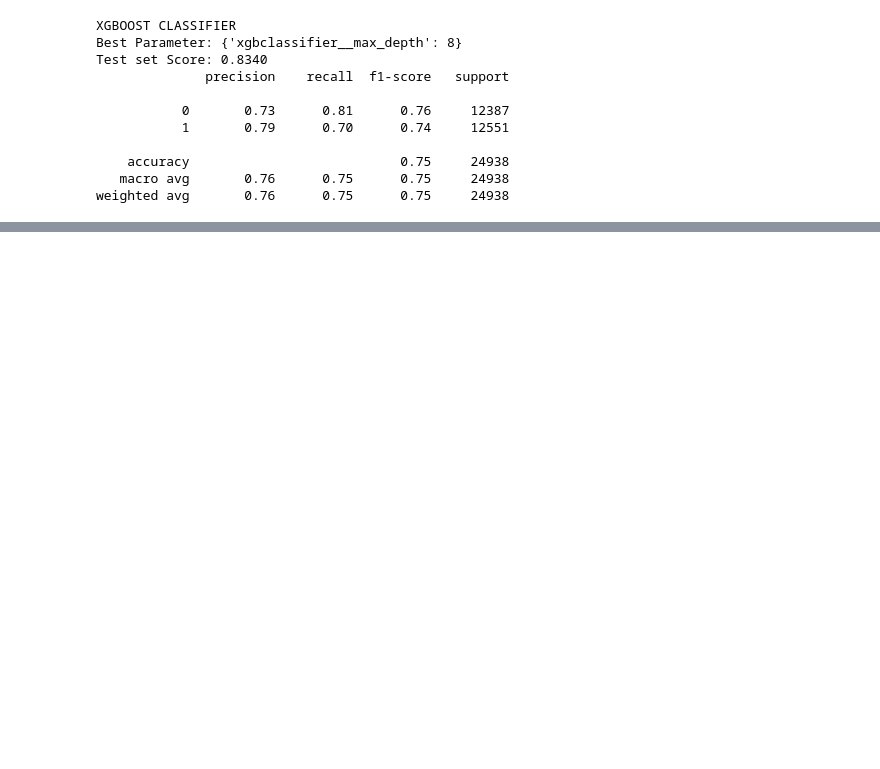
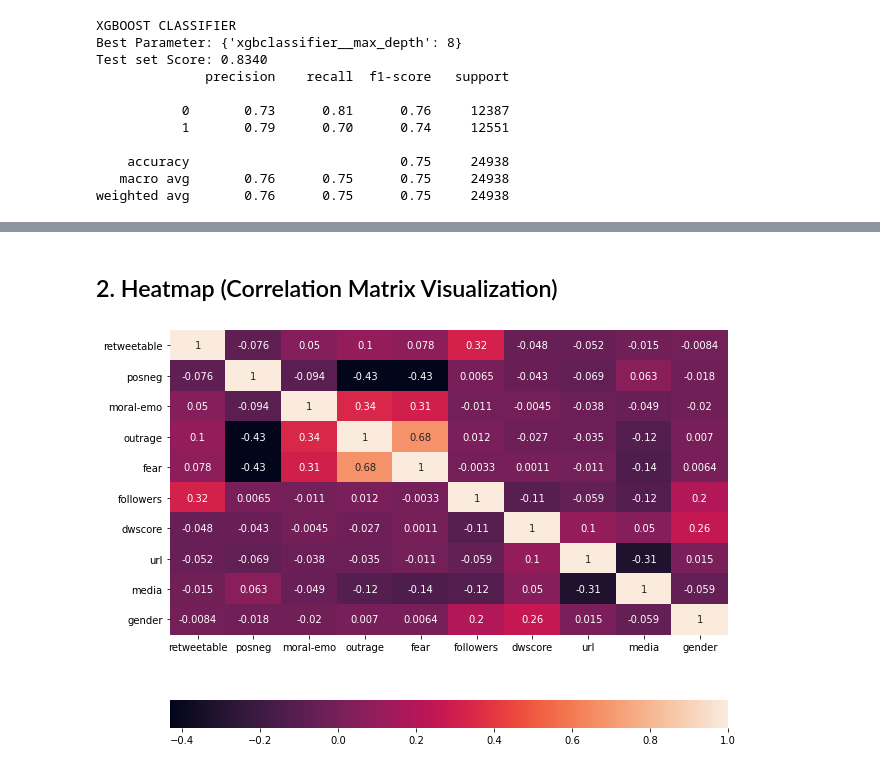
Before and after one commit to jino-kwon/Retweetability_Prediction, a Jupyter notebook: Jino_Kwon_Thesis_Code.ipynb, the cells around one changed output, grey strips where cells are left out. Saved outputs shown, nothing was run; the diff lists cells and outputs as text; code cells hidden in the pictures; blank space fills up the shorter version.

```diff
--- a/Jino_Kwon_Thesis_Code.ipynb
+++ b/Jino_Kwon_Thesis_Code.ipynb
@@ -873,0 +1005,11 @@ weighted avg       0.76      0.75      0.75     24938
+# %% [markdown]
+## 2. Heatmap (Correlation Matrix Visualization)
+# %%
+features = df[['retweetable', 'posneg', 'moral-emo', 'outrage', 'fear', 'followers', 'dwscore', 'url', 'media', 'gender']]
+
+plt.figure(figsize=(10,8))
+sns.heatmap(features.corr(method='pearson'), annot=True, fmt='.2g', cbar_kws= {'orientation': 'horizontal'})
+
+plt.show()
+# %% [output]
+[figure, added]
```
Also changed, not shown: parts of 13 cells of this notebook.
